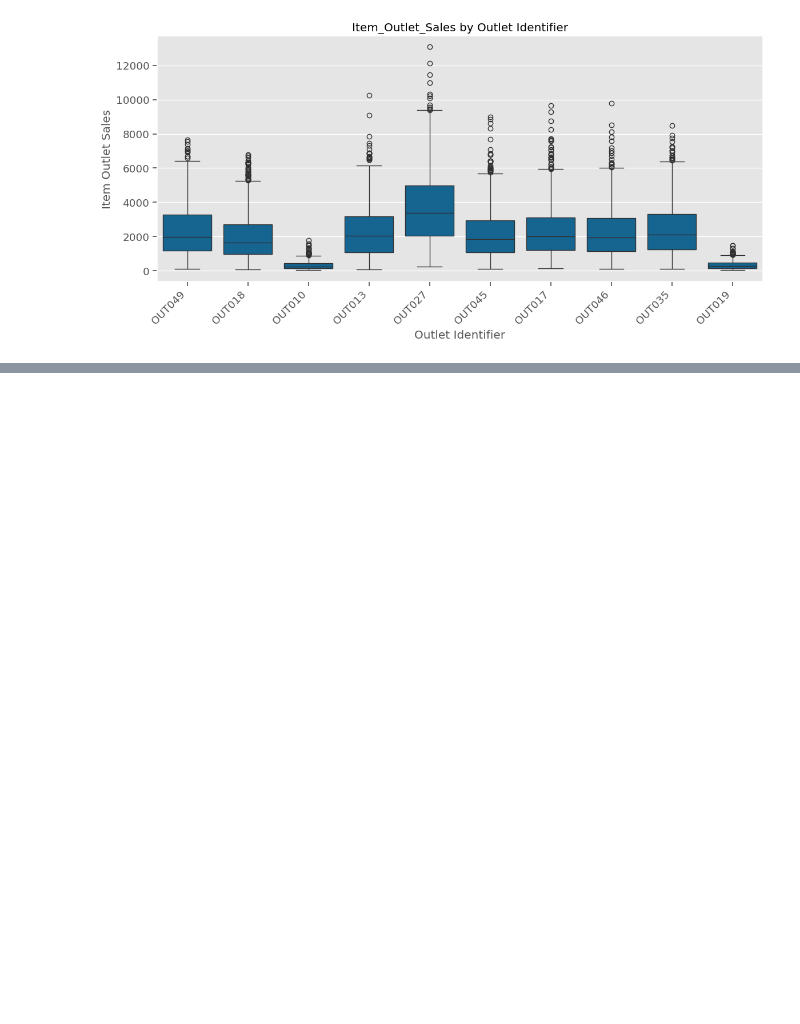
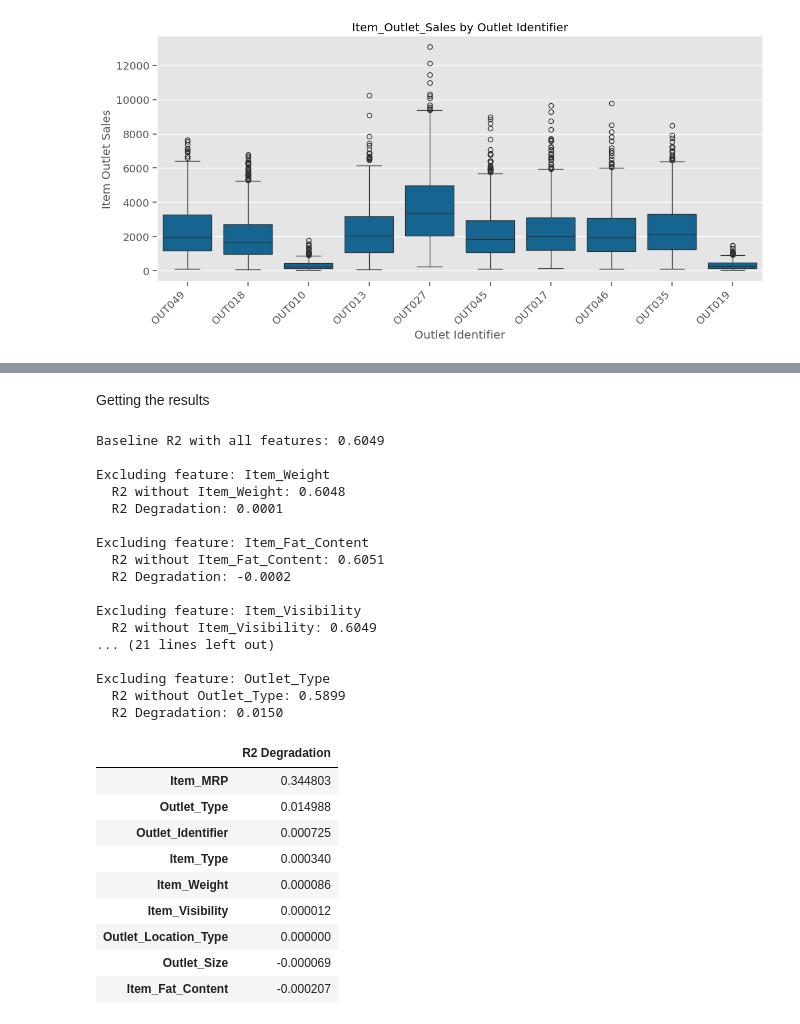
Before and after one commit to Khalil-Salama/Prediction-of-Product-Sales, a Jupyter notebook: Prediction_of_Product_Sales.ipynb, the cells around one changed output, grey strips where cells are left out. Drawn from its saved outputs; the diff is of its cells as text; code cells hidden in the pictures; blank space fills up the shorter version.

```diff
--- a/Prediction_of_Product_Sales.ipynb
+++ b/Prediction_of_Product_Sales.ipynb
@@ -2658,0 +2752,35 @@ plt.show()
+# %% [markdown]
+Getting the results
+# %%
+# Use the compare_feature_performance function with your best model
+feature_degradation_results = SVP_importance(best_model, X_train, y_train, X_test, y_test)
+# Display the results
+display(feature_degradation_results)
+# %% [output]
+Baseline R2 with all features: 0.6049
+
+Excluding feature: Item_Weight
+  R2 without Item_Weight: 0.6048
+  R2 Degradation: 0.0001
+
+Excluding feature: Item_Fat_Content
+  R2 without Item_Fat_Content: 0.6051
+  R2 Degradation: -0.0002
+
+Excluding feature: Item_Visibility
+  R2 without Item_Visibility: 0.6049
+... (21 lines left out)
+
+Excluding feature: Outlet_Type
+  R2 without Outlet_Type: 0.5899
+  R2 Degradation: 0.0150
+|  | R2 Degradation |
+| Item_MRP | 0.344803 |
+| Outlet_Type | 0.014988 |
+| Outlet_Identifier | 0.000725 |
+| Item_Type | 0.000340 |
+| Item_Weight | 0.000086 |
+| Item_Visibility | 0.000012 |
+| Outlet_Location_Type | 0.000000 |
+| Outlet_Size | -0.000069 |
+| Item_Fat_Content | -0.000207 |
```
Also changed, not shown: parts of 19 cells of this notebook.
